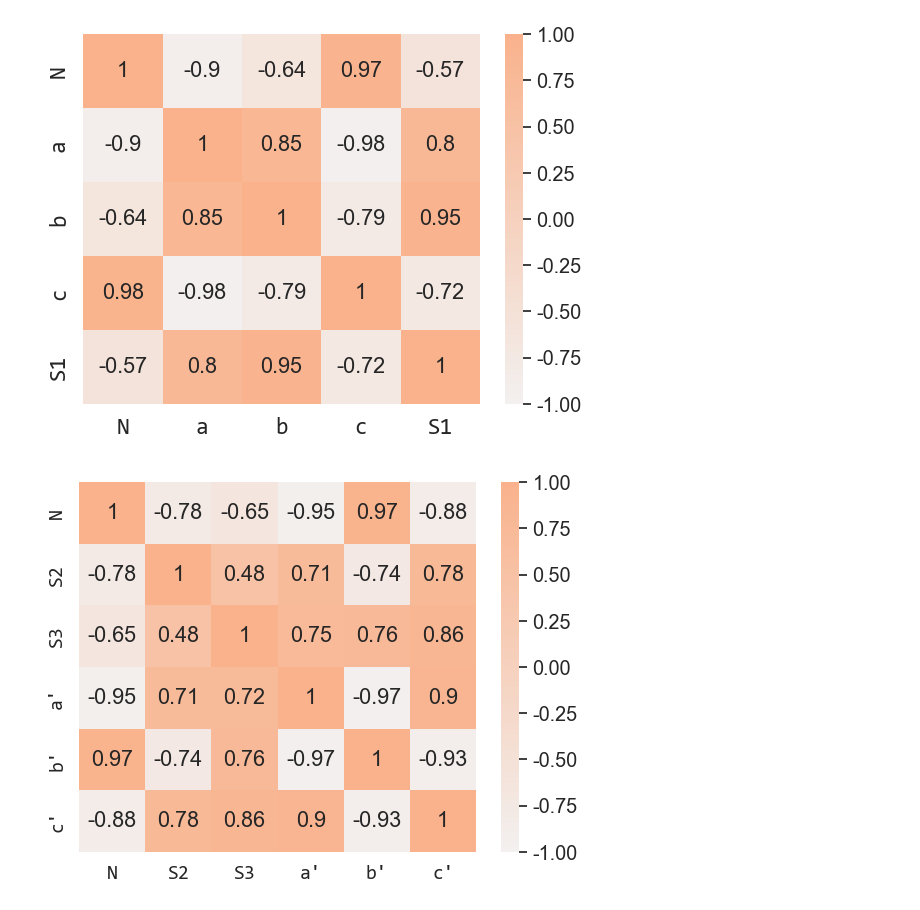
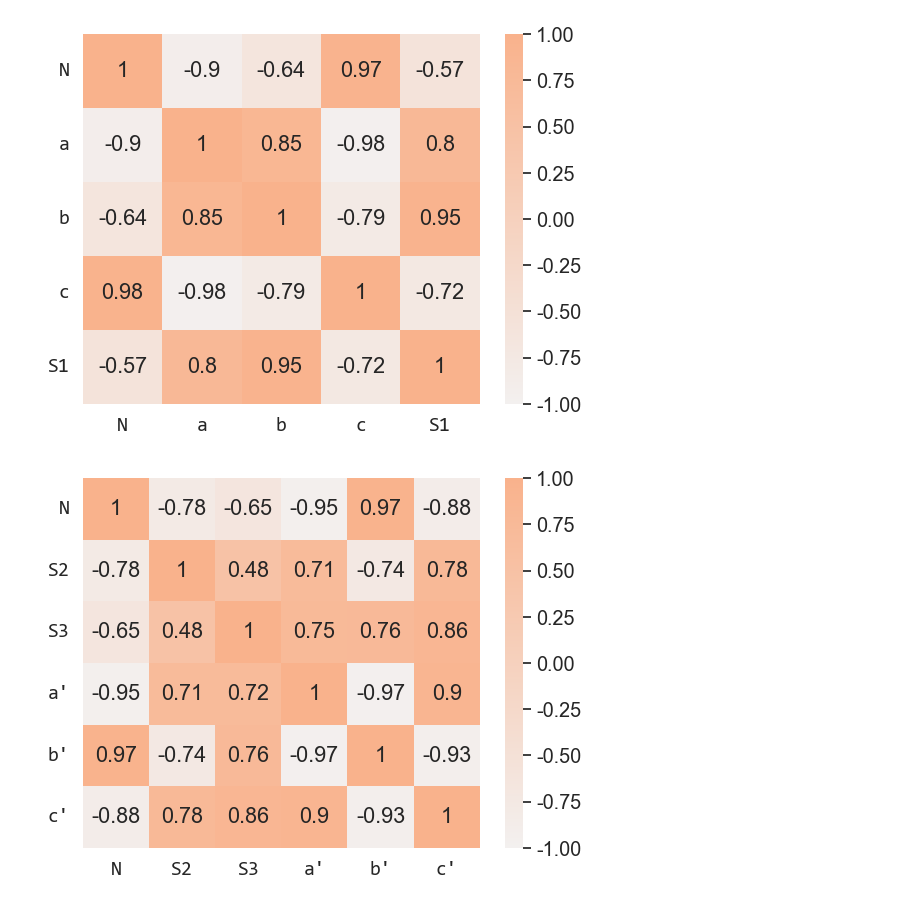
Before and after one commit to eric-gitta-moore/2022MCM-B, a Jupyter notebook: Q1/heatmap.ipynb, the cells around one changed output. Drawn from its saved outputs; the diff is of its cells as text; code cells hidden in the pictures.

```diff
--- a/Q1/heatmap.ipynb
+++ b/Q1/heatmap.ipynb
@@ -3,32 +3,34 @@
 
 import pandas as pd
 import seaborn as sns
 import matplotlib.pyplot as plt
 
 plt.rcParams['font.family'] = 'Consolas'
 plt.rcParams['axes.unicode_minus'] = False  #用来正常显示负号
 
 data = pd.read_excel(r'E:\Programing\PycharmProjects\2022MCM-B\Q1\数据\相关系数.xlsx', sheet_name='区域1')
 data.index = data.columns
 data2 = pd.read_excel(r'E:\Programing\PycharmProjects\2022MCM-B\Q1\数据\相关系数.xlsx', sheet_name='区域2')
 data2.index = data2.columns
 
 # 画出热力图
 fig1, ax1 = plt.subplots()
 sns.set(font_scale=1.3)
 sns.heatmap(data, vmax=1, vmin=-1, center=0, annot=True, ax=ax1, cmap=sns.light_palette("#f9b28c", as_cmap=True))
 # ax1.set_title('区域1 皮尔逊相关系数热力图')
 plt.savefig('区域1 皮尔逊相关系数热力图.svg')
+plt.yticks(rotation=0)
 plt.show()
 
 plt.rcParams['font.family'] = 'Consolas'
 plt.rcParams['axes.unicode_minus'] = False  #用来正常显示负号
 fig2, ax2 = plt.subplots()
 sns.set(font_scale=1.3)
 sns.heatmap(data2, vmax=1, vmin=-1, center=0, annot=True, ax=ax2, cmap=sns.light_palette("#f9b28c", as_cmap=True))
 # ax2.set_title('区域2 皮尔逊相关系数热力图')
+plt.yticks(rotation=0)
 plt.savefig('区域2 皮尔逊相关系数热力图.svg')
 plt.show()
 # %% [output]
-[figure, old version]
+[figure, new version]
-[figure, old version]
+[figure, new version]
```
Also changed, not shown: 2 other files.
